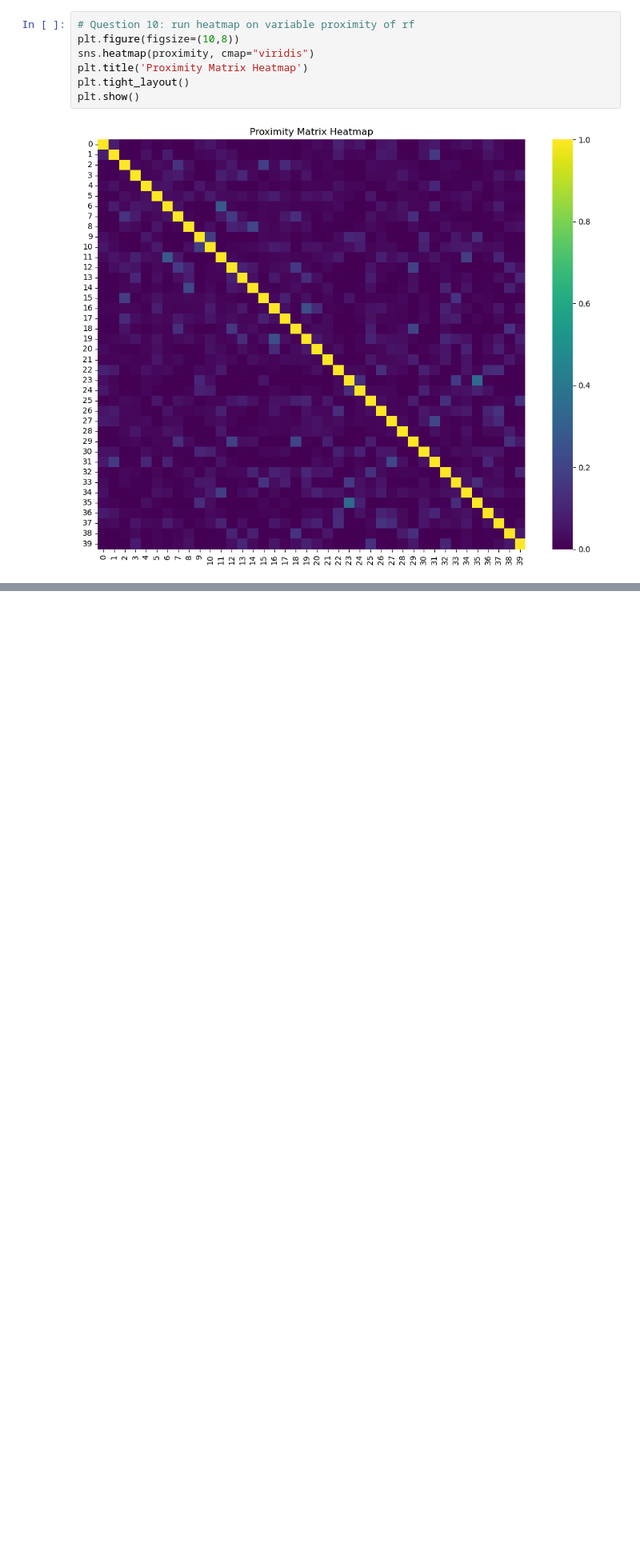
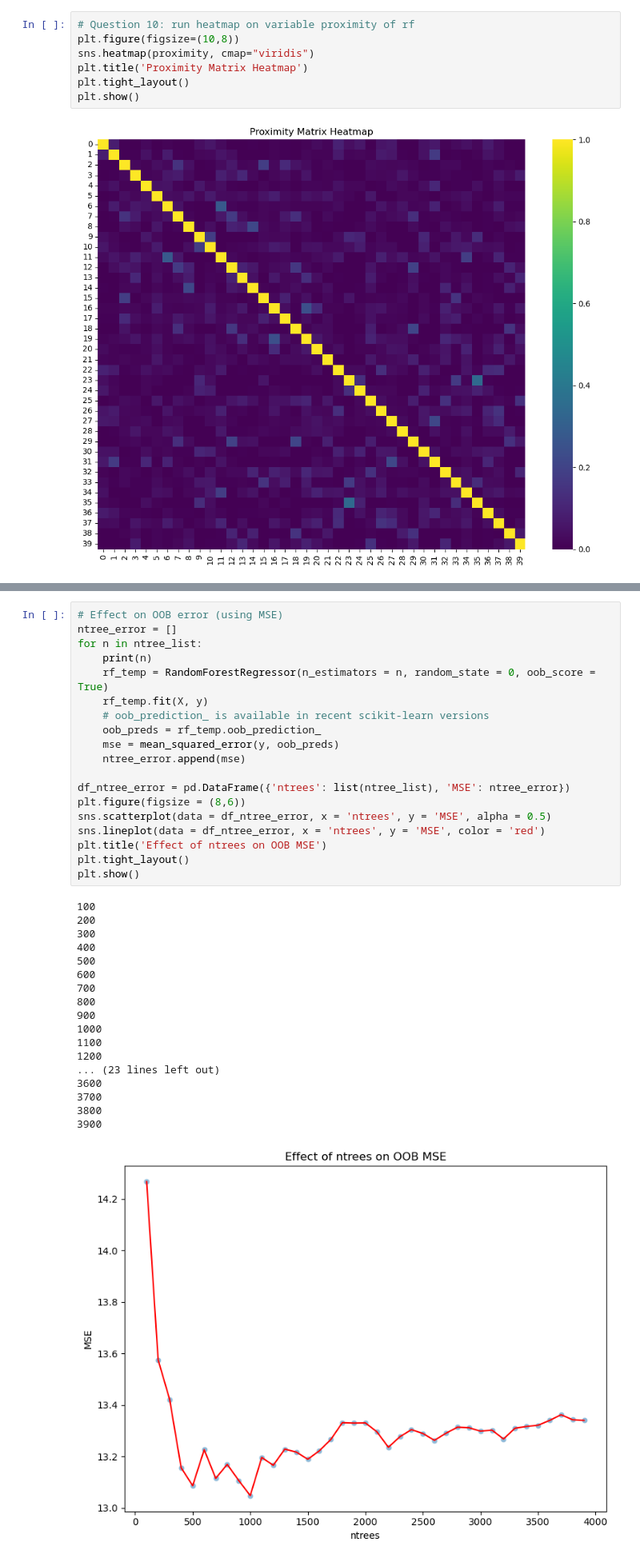
Before and after one commit to emilesgt/Machine_Learning_for_Asset_Management_Tutorial3, a Jupyter notebook: Tutorial3_RF1_Students.ipynb, the cells around one changed output, grey strips where cells are left out. Shown at 80% size. Cells and saved outputs as stored; diff of their text form; blank space fills up the shorter version.

```diff
--- a/Tutorial3_RF1_Students.ipynb
+++ b/Tutorial3_RF1_Students.ipynb
@@ -216,0 +241,38 @@ plt.show()
+# %%
+# Effect on OOB error (using MSE)
+ntree_error = []
+for n in ntree_list:
+    print(n)
+    rf_temp = RandomForestRegressor(n_estimators = n, random_state = 0, oob_score = True)
+    rf_temp.fit(X, y)
+    # oob_prediction_ is available in recent scikit-learn versions
+    oob_preds = rf_temp.oob_prediction_
+    mse = mean_squared_error(y, oob_preds)
+    ntree_error.append(mse)
+
+df_ntree_error = pd.DataFrame({'ntrees': list(ntree_list), 'MSE': ntree_error})
+plt.figure(figsize = (8,6))
+sns.scatterplot(data = df_ntree_error, x = 'ntrees', y = 'MSE', alpha = 0.5)
+sns.lineplot(data = df_ntree_error, x = 'ntrees', y = 'MSE', color = 'red')
+plt.title('Effect of ntrees on OOB MSE')
+plt.tight_layout()
+plt.show()
+# %% [output]
+100
+200
+300
+400
+500
+600
+700
+800
+900
+1000
+1100
+1200
+... (23 lines left out)
+3600
+3700
+3800
+3900
+[figure, added]
```
Also changed, not shown: parts of 7 cells of this notebook.
